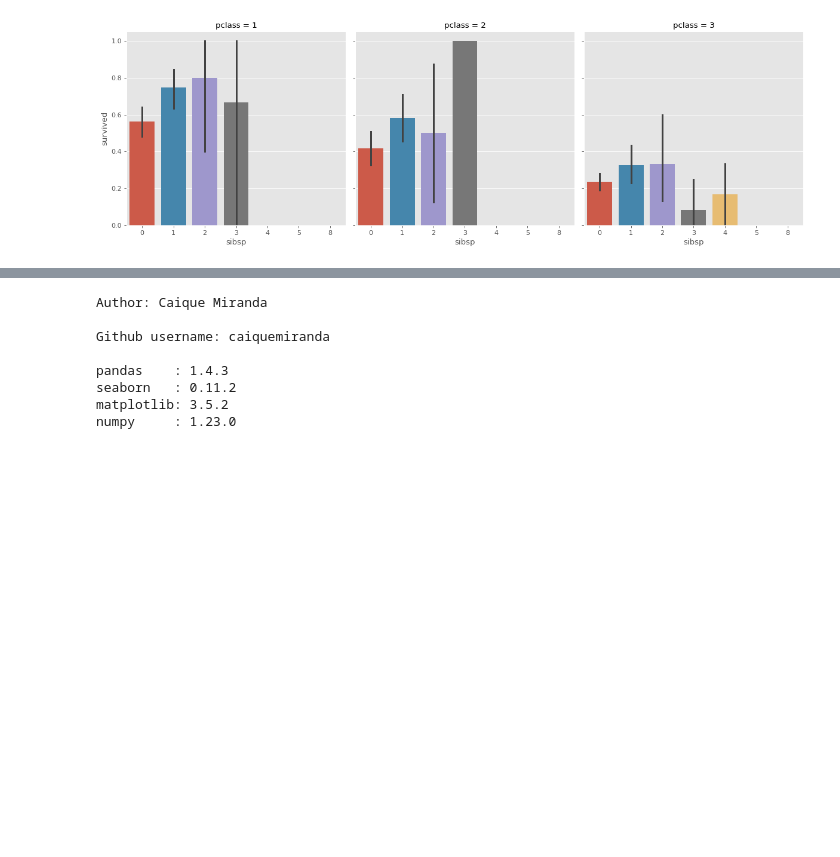
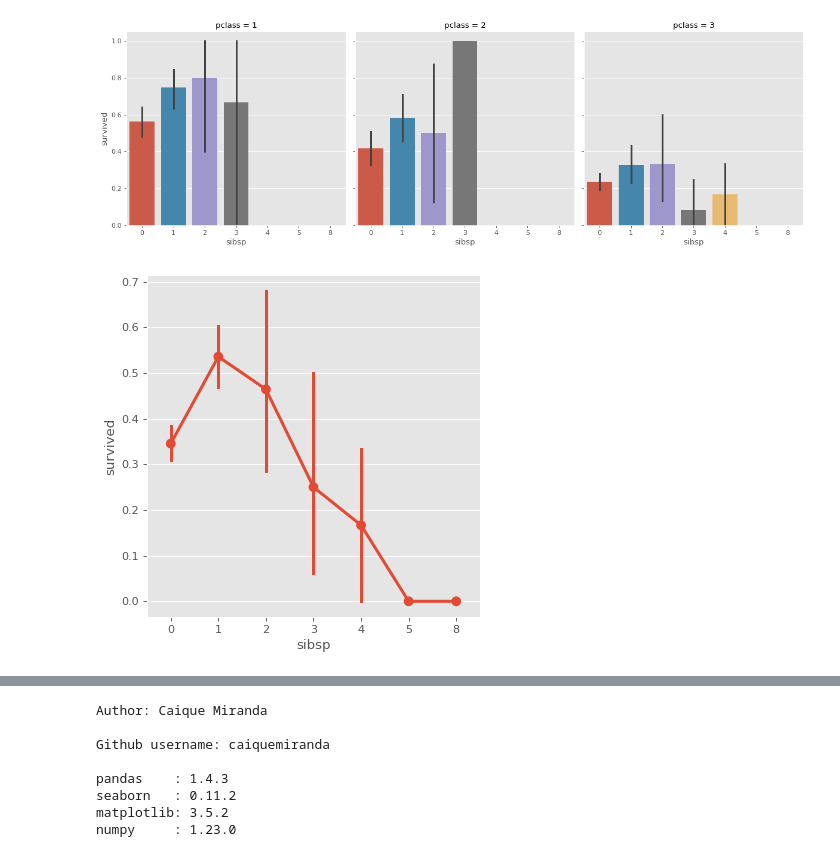
Before and after one commit to caiquemiranda/data-visualization-python, a Jupyter notebook: 10-analysis-visualization-titanic-dataset.ipynb, the cells around one changed output, grey strips where cells are left out. Saved outputs shown, nothing was run; the diff lists cells and outputs as text; code cells hidden in the pictures; blank space fills up the shorter version.

```diff
--- a/10-analysis-visualization-titanic-dataset.ipynb
+++ b/10-analysis-visualization-titanic-dataset.ipynb
@@ -684,3 +684,10 @@ sns.catplot(x= 'sibsp',
             data= titanic);
 # %% [output]
 [figure]
+# %%
+sns.catplot(x= 'sibsp',
+            y= 'survived',
+            kind= 'point',
+            data= titanic);
+# %% [output]
+[figure, added]
```
Also changed, not shown: parts of 3 cells of this notebook.
